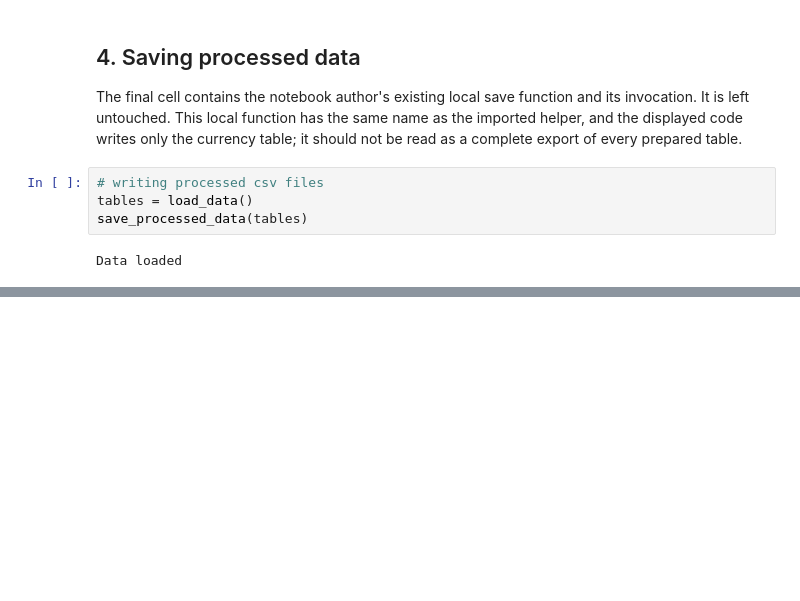
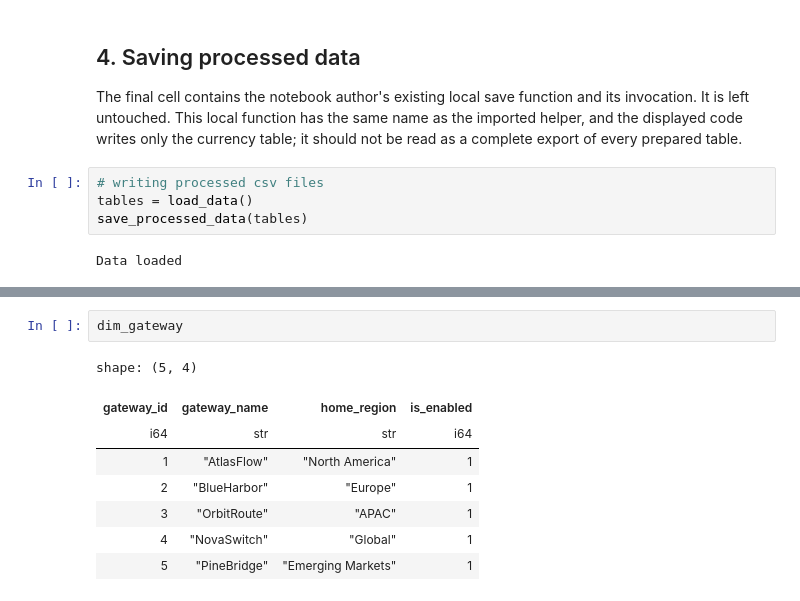
Before and after one commit to Erfan-Taherirani/finpay-global-analytics, a Jupyter notebook: notebooks/data_understanding.ipynb, the cells around one changed output, grey strips where cells are left out. Saved outputs shown, nothing was run; the diff lists cells and outputs as text; blank space fills up the shorter version.

```diff
--- a/notebooks/data_understanding.ipynb
+++ b/notebooks/data_understanding.ipynb
@@ -1274,0 +1292,11 @@ shape: (1_834, 12)
+# %%
+dim_gateway
+# %% [output]
+shape: (5, 4)
+| gateway_id | gateway_name | home_region | is_enabled |
+| i64 | str | str | i64 |
+| 1 | "AtlasFlow" | "North America" | 1 |
+| 2 | "BlueHarbor" | "Europe" | 1 |
+| 3 | "OrbitRoute" | "APAC" | 1 |
+| 4 | "NovaSwitch" | "Global" | 1 |
+| 5 | "PineBridge" | "Emerging Markets" | 1 |
```
Also changed, not shown: parts of 2 cells of this notebook, 16 other files.
